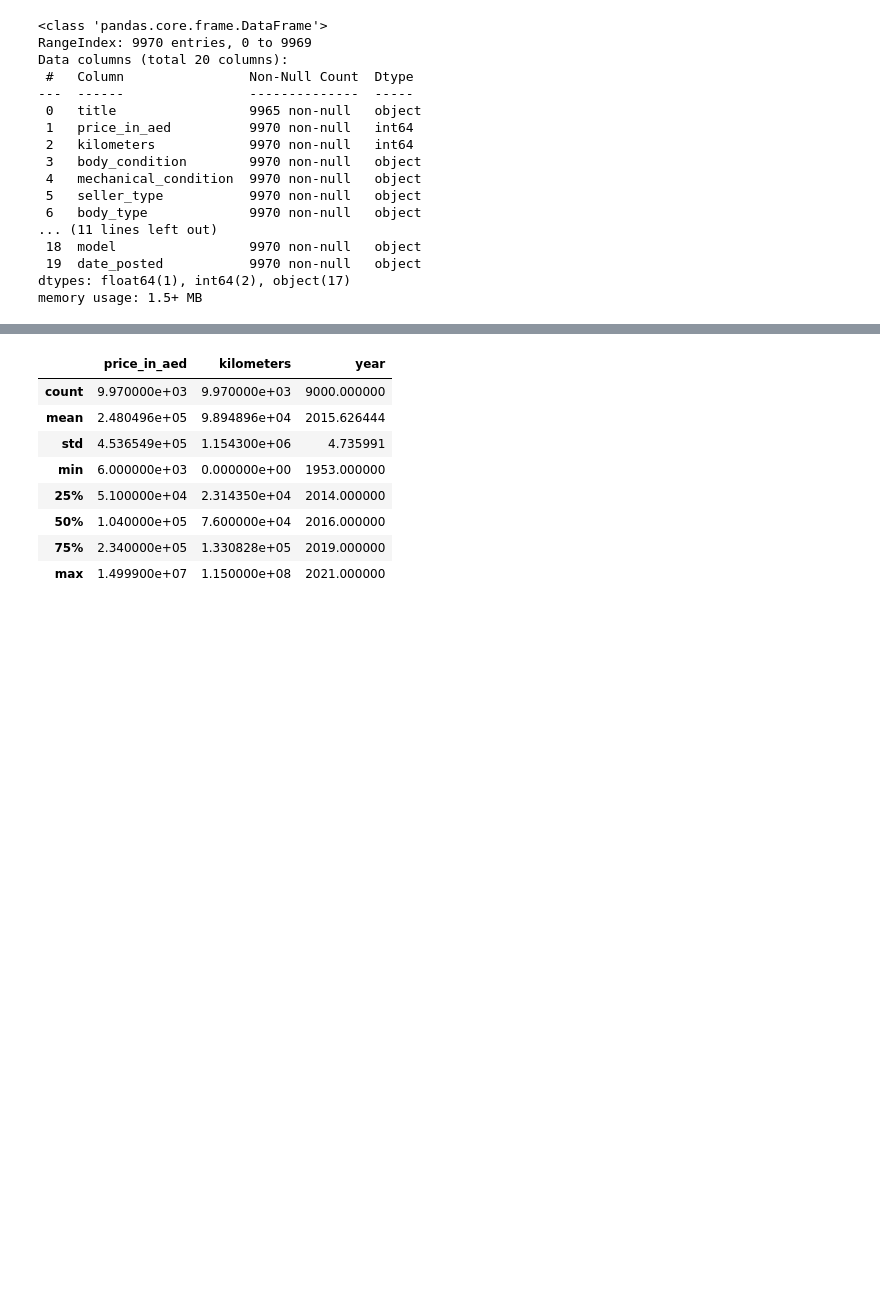
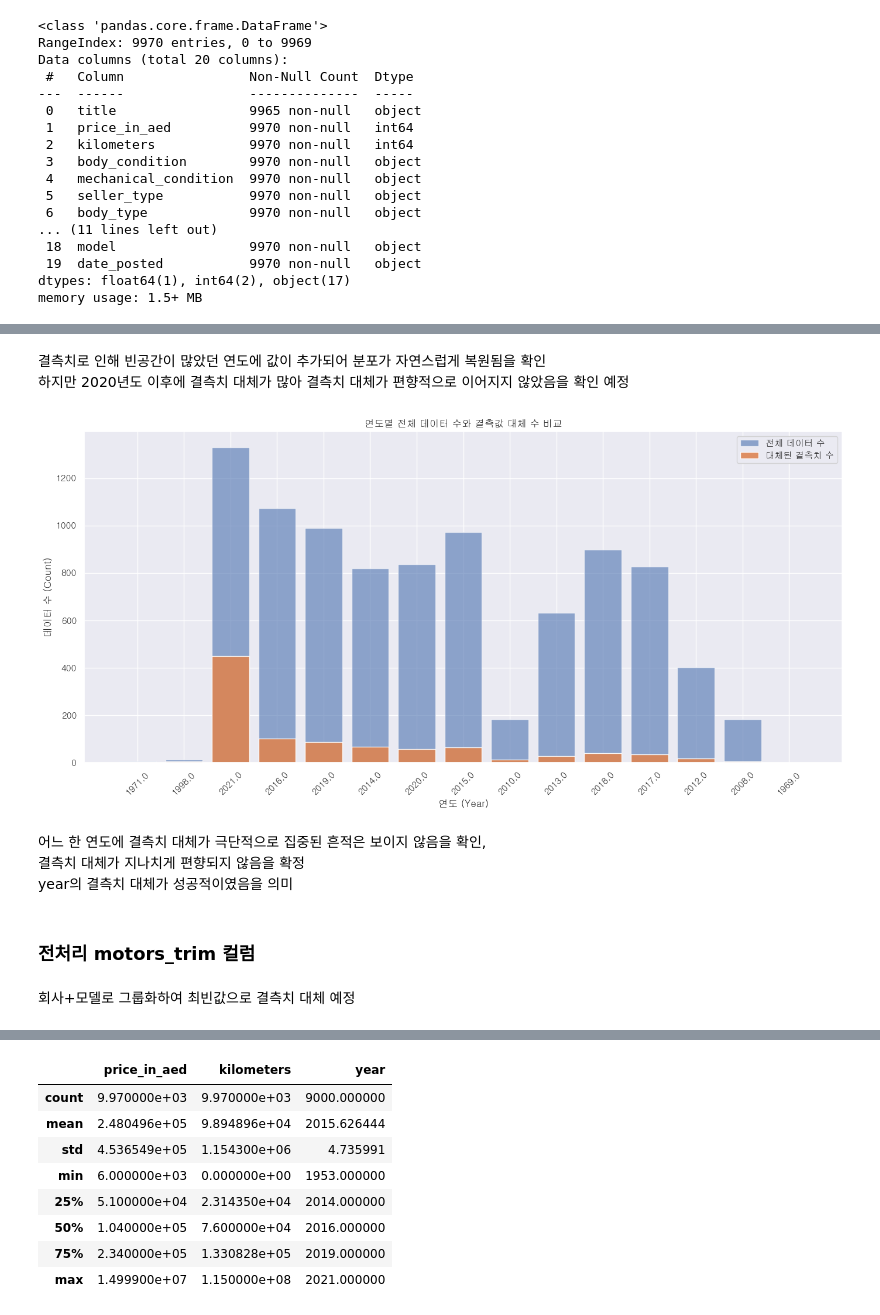
Before and after one commit to sjun4040/used-car-price-prediction, a Jupyter notebook: used-car-price-predict.ipynb, the cells around one changed output, grey strips where cells are left out. Cells and saved outputs as stored; diff of their text form; code cells hidden in the pictures; blank space fills up the shorter version.

```diff
--- a/used-car-price-predict.ipynb
+++ b/used-car-price-predict.ipynb
@@ -70,0 +189,40 @@ memory usage: 1.5+ MB
+# %% [markdown]
+결측치로 인해 빈공간이 많았던 연도에 값이 추가되어 분포가 자연스럽게 복원됨을 확인<br>
+하지만 2020년도 이후에 결측치 대체가 많아 결측치 대체가 편향적으로 이어지지 않았음을 확인 예정
+# %%
+# 연도별 전체 데이터 수
+overall = df['year'].value_counts().sort_index()
+
+# 결측치였던 행들 중, 최종적으로 기록된 연도별 개수
+imputed = df[df['was_missing']]['year'].value_counts().sort_index()
+
+# 요약 테이블 생성
+summary = pd.DataFrame({'all': overall, 'imputed': imputed})
+summary['imputed'] = summary['imputed'].fillna(0)
+summary['imputed_ratio'] = summary['imputed'] / summary['all']
+
+# 대체비율 상위 15개 연도만 시각화
+summary_sorted = summary.sort_values('imputed_ratio', ascending=False)
+top_years = summary_sorted.head(15)
+
+plt.figure(figsize=(14, 7))
+plt.bar(top_years.index.astype(str), top_years['all'], label='전체 데이터 수', alpha=0.6)
+plt.bar(top_years.index.astype(str), top_years['imputed'], label='대체된 결측치 수', alpha=0.9)
+
+plt.xlabel('연도 (Year)')
+plt.ylabel('데이터 수 (Count)')
+plt.title('연도별 전체 데이터 수와 결측값 대체 수 비교')
+plt.xticks(rotation=45)
+plt.legend()
+plt.tight_layout()
+plt.show()
+# %% [output]
+[figure, added]
+# %% [markdown]
+어느 한 연도에 결측치 대체가 극단적으로 집중된 흔적은 보이지 않음을 확인,<br>
+결측치 대체가 지나치게 편향되지 않음을 확정<br>
+year의 결측치 대체가 성공적이였음을 의미
+# %% [markdown]
+### 전처리 motors_trim 컬럼
+# %% [markdown]
+회사+모델로 그룹화하여 최빈값으로 결측치 대체 예정
```
Also changed, not shown: parts of 84 cells of this notebook.
